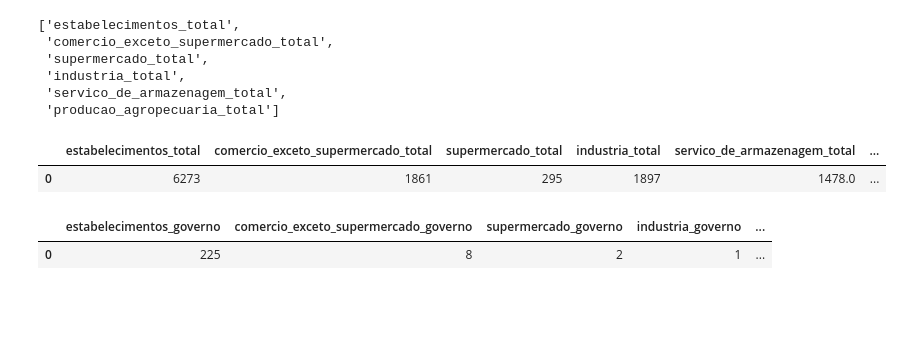
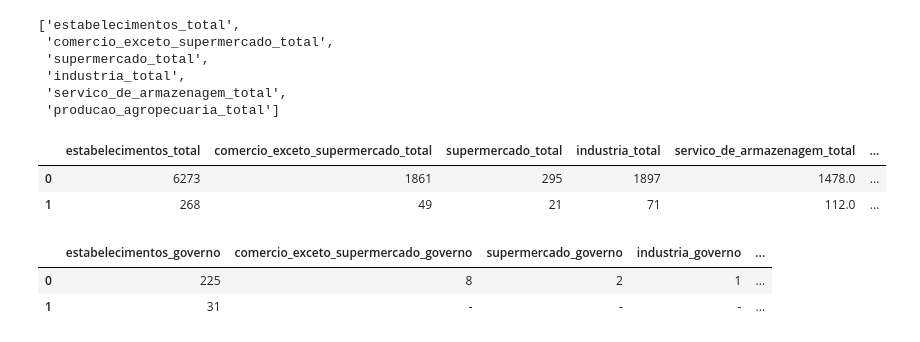
Before and after one commit to Megalonnix/Projeto_Integrador_-PI-_2sem2025, a Jupyter notebook: notebooks/scripts/analiseTabela278.ipynb, the cells around one changed output. Saved outputs shown, nothing was run; the diff lists cells and outputs as text; code cells hidden in the pictures; blank space fills up the shorter version.

```diff
--- a/notebooks/scripts/analiseTabela278.ipynb
+++ b/notebooks/scripts/analiseTabela278.ipynb
@@ -416,13 +416,15 @@ listTitulos[0:6]
 # %%
 selectedCols = ['C','D','E']
 
-reorganizeColumn('C', cabecalho=listTitulos[0:6]).head(1)
+reorganizeColumn('C', cabecalho=listTitulos[0:6]).head(2)
 # %% [output]
 |  | estabelecimentos_total | comercio_exceto_supermercado_total | supermercado_total | industria_total | servico_de_armazenagem_total | ... |
 | 0 | 6273 | 1861 | 295 | 1897 | 1478.0 | ... |
+| 1 | 268 | 49 | 21 | 71 | 112.0 | ... |
 # %%
-reorganizeColumn('D', cabecalho=listTitulos[6:12]).head(1)
+reorganizeColumn('D', cabecalho=listTitulos[6:12]).head(2)
 # %% [output]
 |  | estabelecimentos_governo | comercio_exceto_supermercado_governo | supermercado_governo | industria_governo | ... |
 | 0 | 225 | 8 | 2 | 1 | ... |
+| 1 | 31 | - | - | - | ... |
 # %%
```
Also changed, not shown: parts of 1 cell of this notebook.
